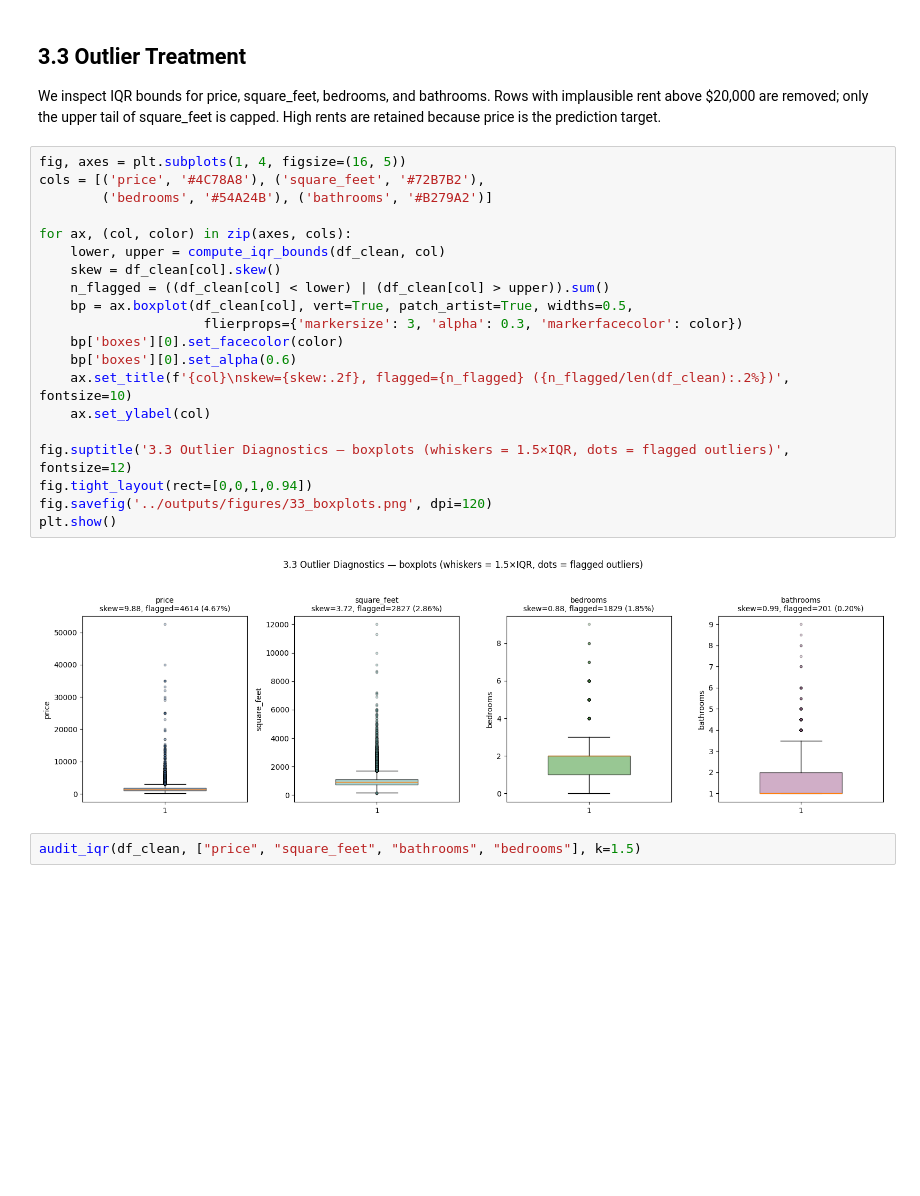
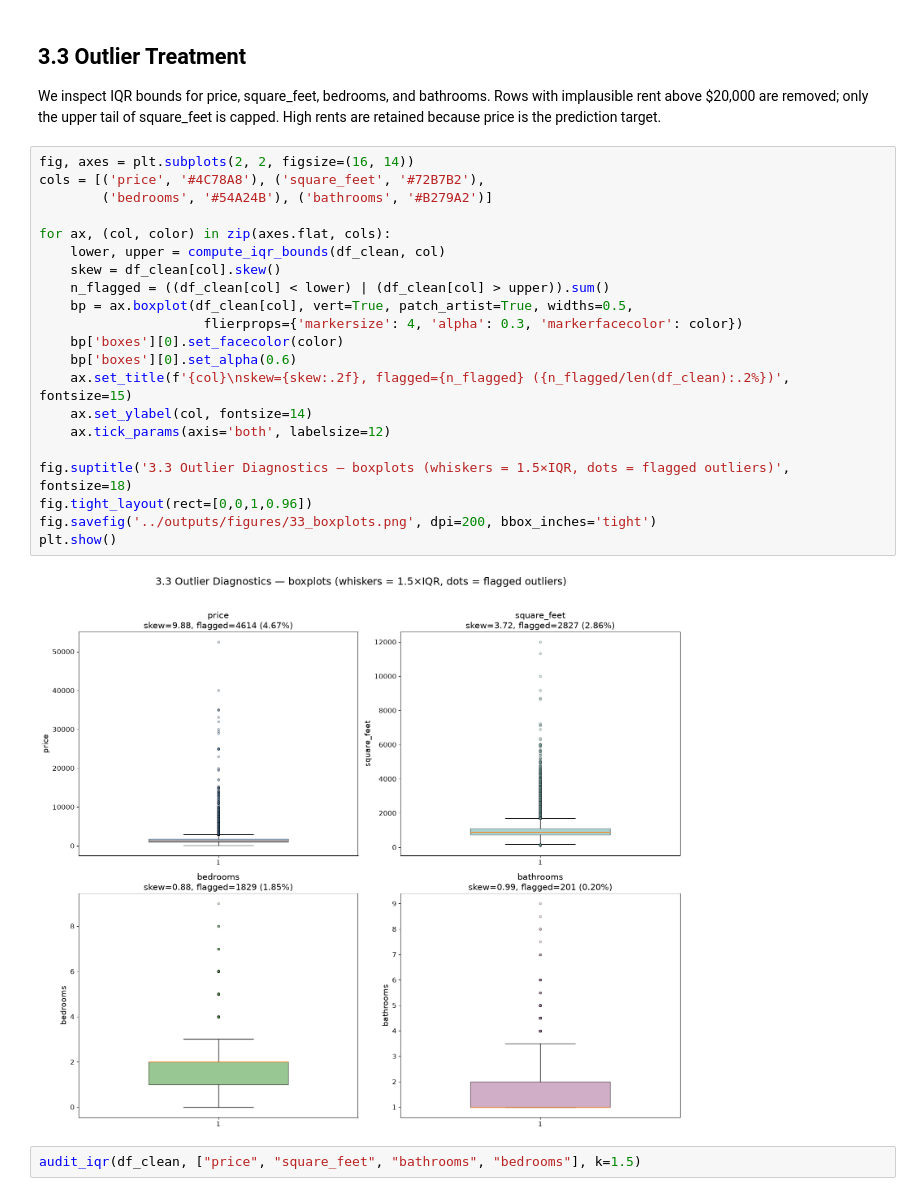
Before and after one commit to jason1ng/apartment_rental_price_prediction, a Jupyter notebook: notebooks/02_data_preparation.ipynb, the cells around one changed output. Saved outputs shown, nothing was run; the diff lists cells and outputs as text; blank space fills up the shorter version.

Commit message:
update: 3.3 outlier diagnostic boxplot

```diff
--- a/notebooks/02_data_preparation.ipynb
+++ b/notebooks/02_data_preparation.ipynb
@@ -150,27 +150,28 @@ plt.show()
 ## 3.3 Outlier Treatment
 We inspect IQR bounds for price, square_feet, bedrooms, and bathrooms. Rows with implausible rent above $20,000 are removed; only the upper tail of square_feet is capped. High rents are retained because price is the prediction target.
 # %%
-fig, axes = plt.subplots(1, 4, figsize=(16, 5))
+fig, axes = plt.subplots(2, 2, figsize=(16, 14))
 cols = [('price', '#4C78A8'), ('square_feet', '#72B7B2'),
         ('bedrooms', '#54A24B'), ('bathrooms', '#B279A2')]
 
-for ax, (col, color) in zip(axes, cols):
+for ax, (col, color) in zip(axes.flat, cols):
     lower, upper = compute_iqr_bounds(df_clean, col)
     skew = df_clean[col].skew()
     n_flagged = ((df_clean[col] < lower) | (df_clean[col] > upper)).sum()
     bp = ax.boxplot(df_clean[col], vert=True, patch_artist=True, widths=0.5,
-                     flierprops={'markersize': 3, 'alpha': 0.3, 'markerfacecolor': color})
+                     flierprops={'markersize': 4, 'alpha': 0.3, 'markerfacecolor': color})
     bp['boxes'][0].set_facecolor(color)
     bp['boxes'][0].set_alpha(0.6)
-    ax.set_title(f'{col}\nskew={skew:.2f}, flagged={n_flagged} ({n_flagged/len(df_clean):.2%})', fontsize=10)
-    ax.set_ylabel(col)
+    ax.set_title(f'{col}\nskew={skew:.2f}, flagged={n_flagged} ({n_flagged/len(df_clean):.2%})', fontsize=15)
+    ax.set_ylabel(col, fontsize=14)
+    ax.tick_params(axis='both', labelsize=12)
 
-fig.suptitle('3.3 Outlier Diagnostics — boxplots (whiskers = 1.5×IQR, dots = flagged outliers)', fontsize=12)
-fig.tight_layout(rect=[0,0,1,0.94])
-fig.savefig('../outputs/figures/33_boxplots.png', dpi=120)
+fig.suptitle('3.3 Outlier Diagnostics — boxplots (whiskers = 1.5×IQR, dots = flagged outliers)', fontsize=18)
+fig.tight_layout(rect=[0,0,1,0.96])
+fig.savefig('../outputs/figures/33_boxplots.png', dpi=200, bbox_inches='tight')
 plt.show()
 # %% [output]
-[figure, old version]
+[figure, new version]
 # %%
 audit_iqr(df_clean, ["price", "square_feet", "bathrooms", "bedrooms"], k=1.5)
 # %% [output]
```
Also changed, not shown: parts of 3 cells of this notebook, 1 other file.
